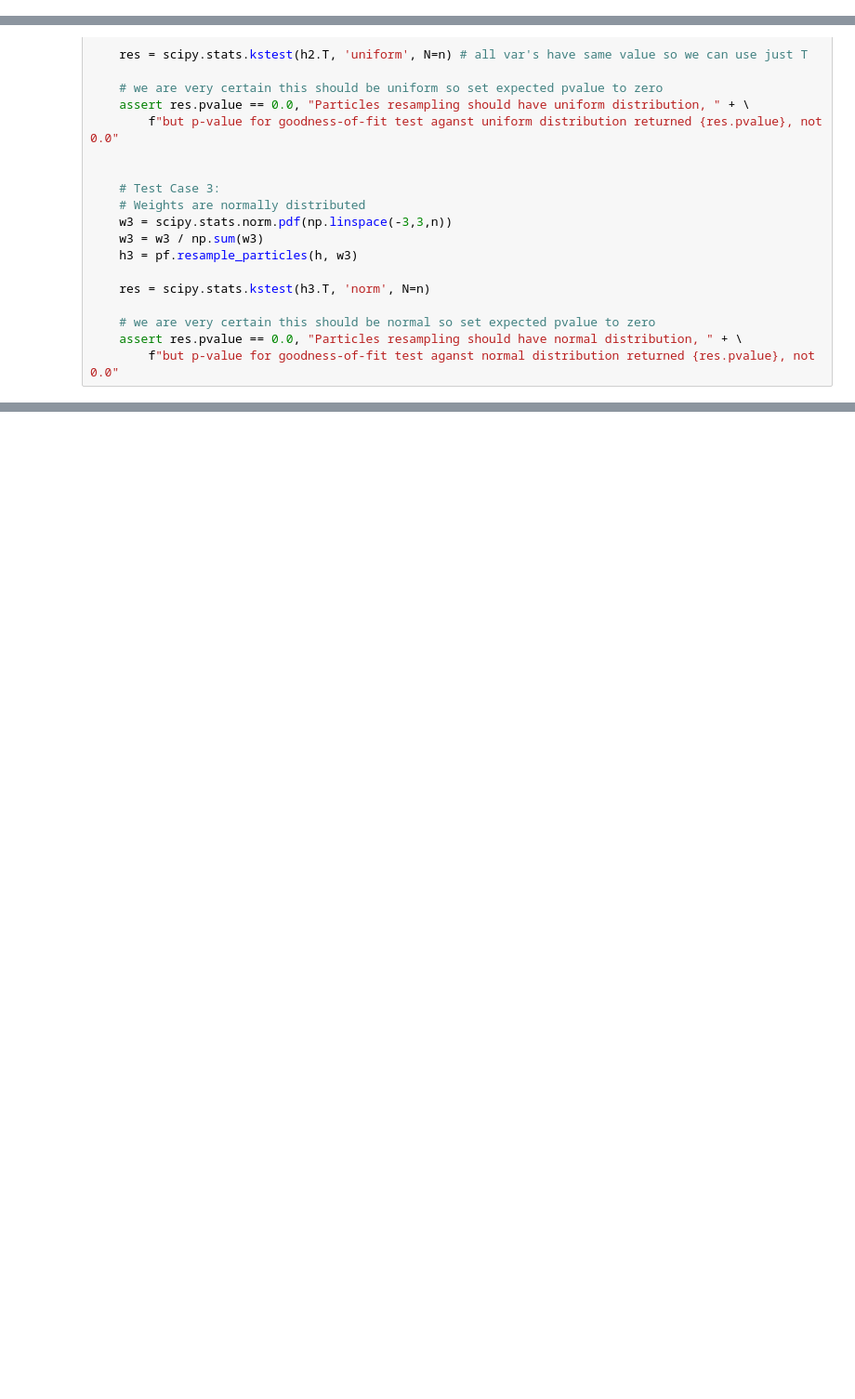
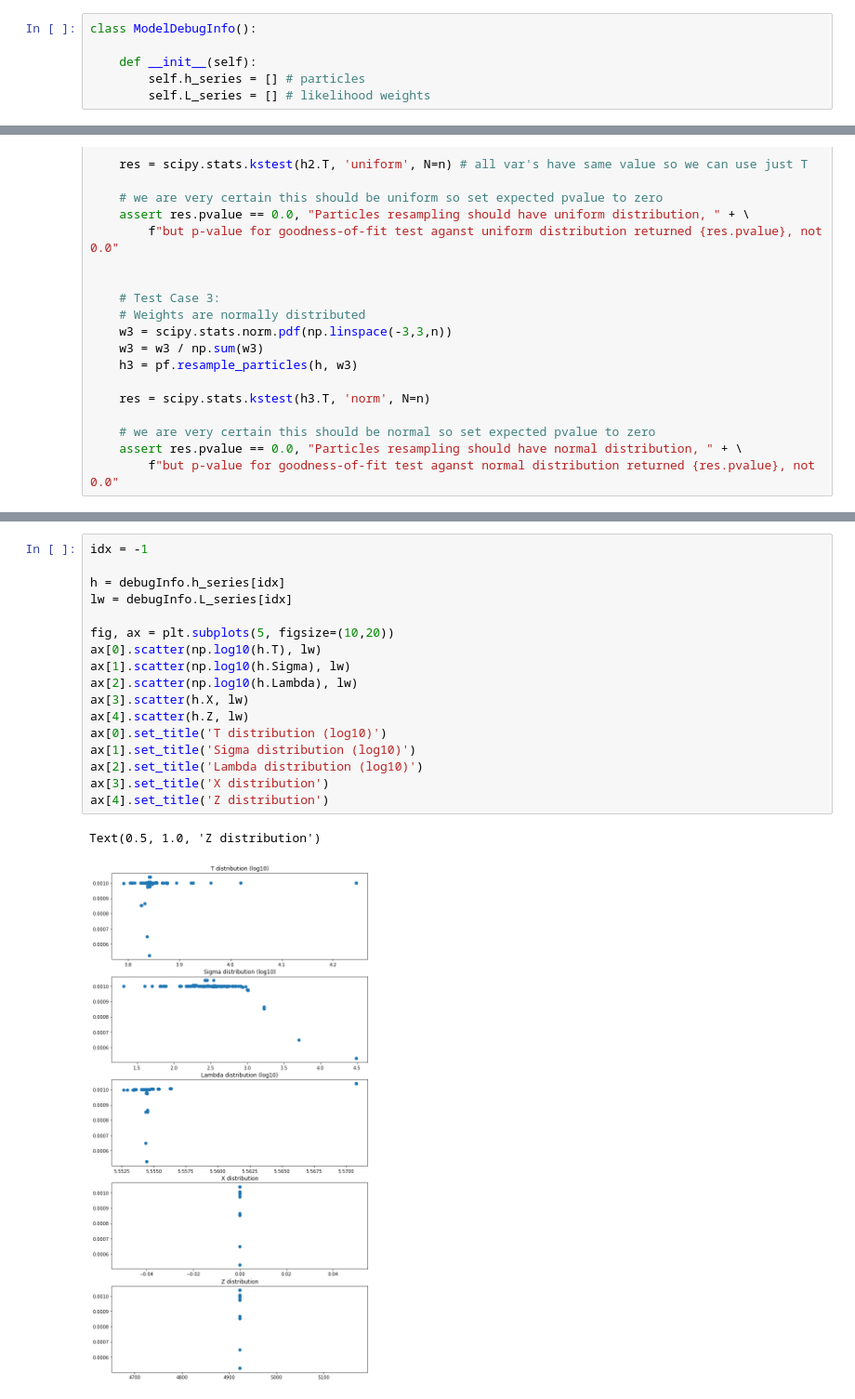
Before and after one commit to bl3e967/Finding-Periodic-Discrete-Events-in-Noisy-Streams, a Jupyter notebook: Research.ipynb, the cells around one changed output, grey strips where cells are left out. Shown at 93% size. Cells and saved outputs as stored; diff of their text form; blank space fills up the shorter version.

Commit message:
change to log likelihood and add debug funcs

```diff
--- a/Research.ipynb
+++ b/Research.ipynb
@@ -75,6 +75,12 @@ If $r_i = 0$, $\hat{x}_{i} = \hat{x}_{i-1}$ and $\hat{z}_{i} = y_i$
 We are able to calculate this distribution as below in terms of likelihod functions we already know:
 
 $p(r_i | h_i, y_i) = \frac{p(r_i, y_i | h_i)}{p(y_i | h_i)} = \frac{p(ri, y_i | h_i)}{p(y_i, r_i = 0 | h_i) + p(y_i, r_i = 1 | h_i)}$
+# %%
+class ModelDebugInfo():
+
+    def __init__(self):
+        self.h_series = [] # particles
+        self.L_series = [] # likelihood weights
 # %%
 import numpy as np
 from enum import Enum
@@ -1039,0 +1129,20 @@ TypeError: unsupported operand type(s) for +: 'float' and 'NoneType'
+# %%
+idx = -1
+
+h = debugInfo.h_series[idx]
+lw = debugInfo.L_series[idx]
+
+fig, ax = plt.subplots(5, figsize=(10,20))
+ax[0].scatter(np.log10(h.T), lw)
+ax[1].scatter(np.log10(h.Sigma), lw)
+ax[2].scatter(np.log10(h.Lambda), lw)
+ax[3].scatter(h.X, lw)
+ax[4].scatter(h.Z, lw)
+ax[0].set_title('T distribution (log10)')
+ax[1].set_title('Sigma distribution (log10)')
+ax[2].set_title('Lambda distribution (log10)')
+ax[3].set_title('X distribution')
+ax[4].set_title('Z distribution')
+# %% [output]
+Text(0.5, 1.0, 'Z distribution')
+[figure, added]
```
Also changed, not shown: parts of 11 cells of this notebook.
